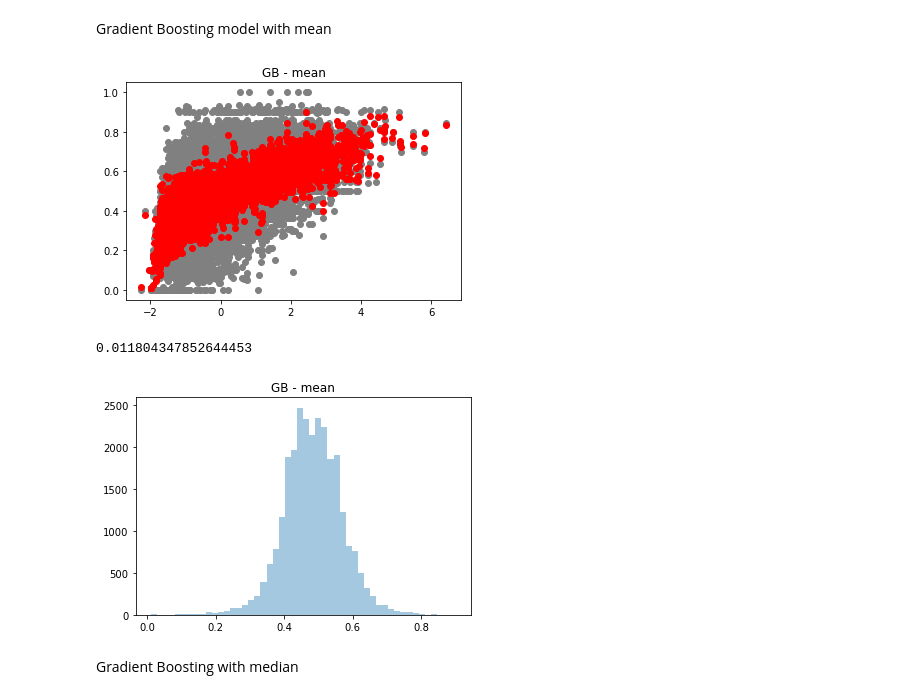
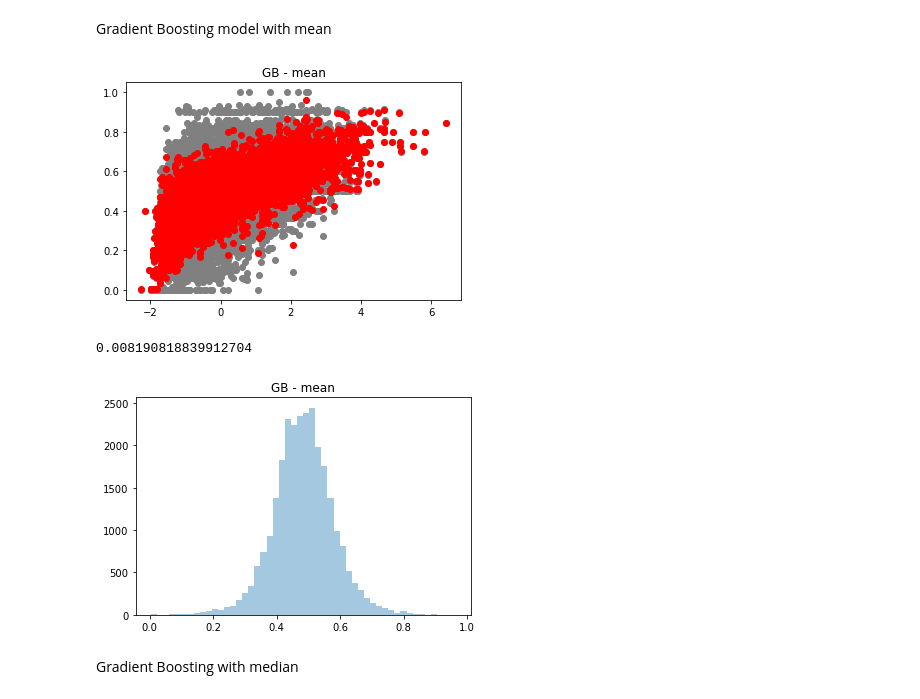
Before and after one commit to Egorka1/WG_Forge, a Jupyter notebook: WGProject.ipynb, the cells around one changed output. Drawn from its saved outputs; the diff is of its cells as text; code cells hidden in the pictures.

```diff
--- a/WGProject.ipynb
+++ b/WGProject.ipynb
@@ -593,22 +605,22 @@ Gradient Boosting model with mean
 # %%
-mean_model = GradientBoostingRegressor(n_estimators=500, max_depth=8)
-mean_model.fit(Xn_mean, Yn.reshape(len(Yn),))
+mean_model = GradientBoostingRegressor(n_estimators=200, max_depth=16)
+fitted_mean_model = mean_model.fit(Xn_mean, Yn.reshape(len(Yn),))
 
 preds_mean = mean_model.predict(Xn_mean)
 
 plt.scatter(Xn_mean, Yn, color='gray')
 plt.scatter(Xn_mean, preds_mean, color='red')
 plt.title('GB - mean');
 plt.show()
 
 sns.distplot(preds_mean, kde=False, bins=50);
 plt.title('GB - mean');
 
 print(mean_squared_error(Yn, preds_mean));
 # %% [output]
-[figure, old version]
+[figure, new version]
-0.011804347852644453
+0.008190818839912704
-[figure, old version]
+[figure, new version]
 # %% [markdown]
 Gradient Boosting with median
 # %%
```
Also changed, not shown: parts of 18 cells of this notebook.
